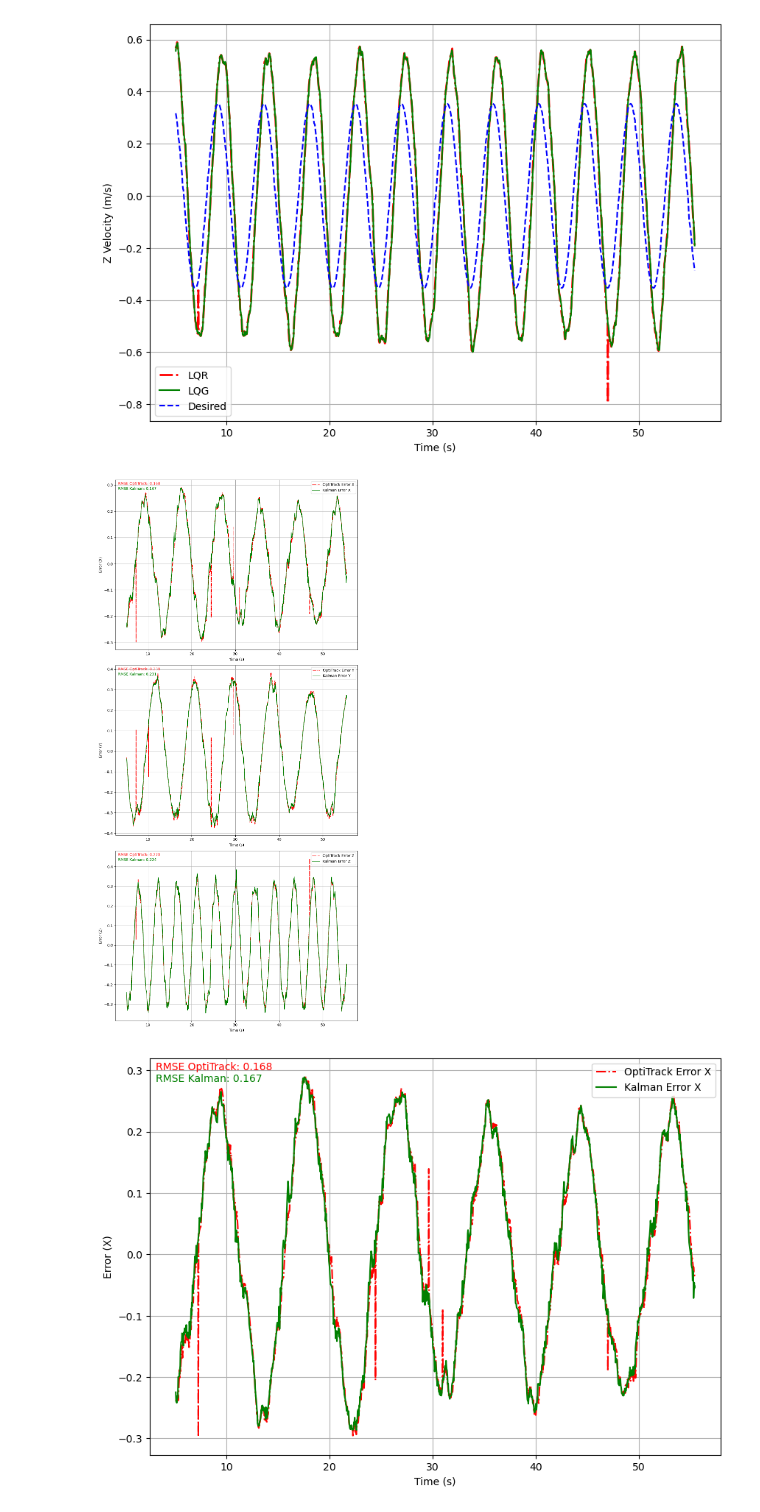
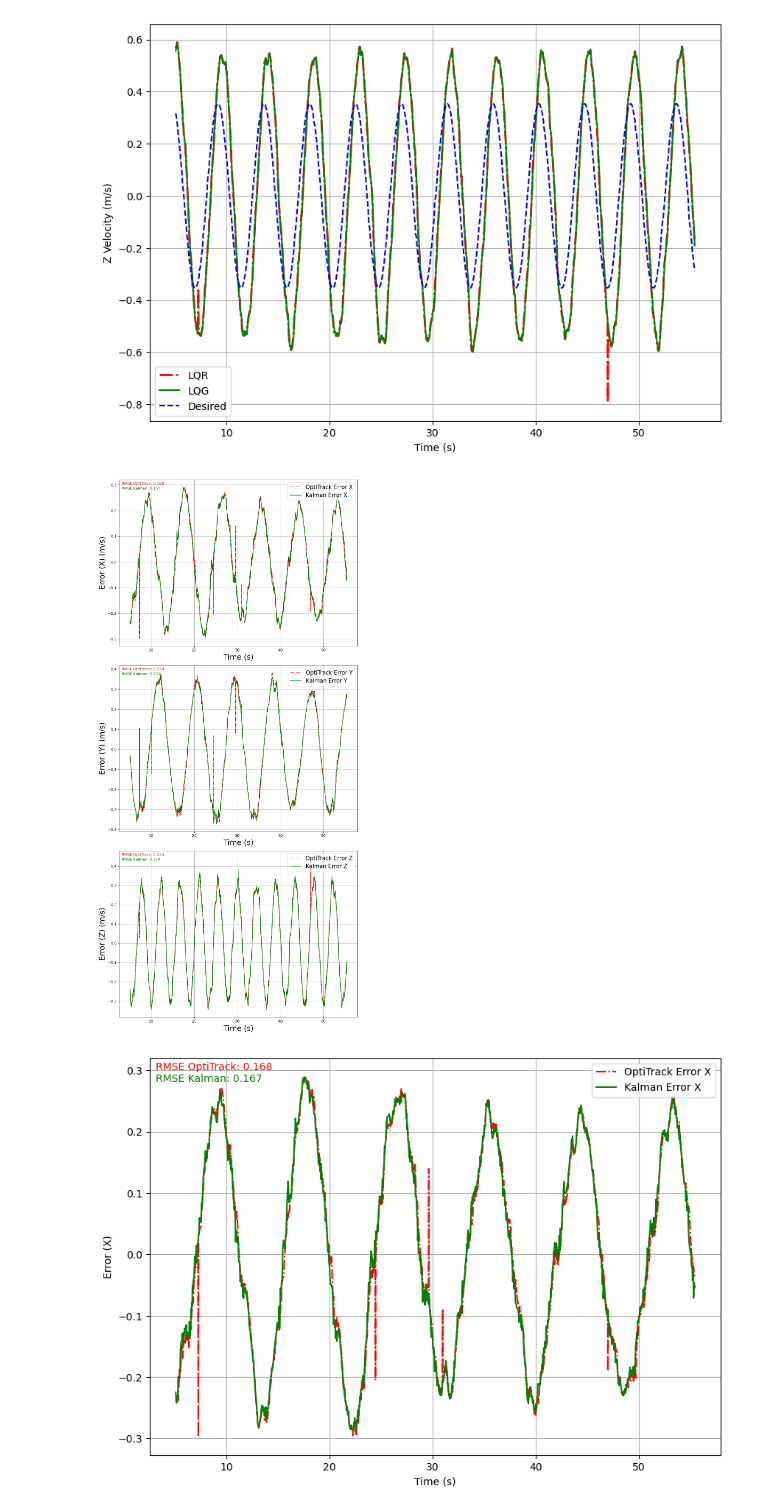
Before and after one commit to LuizMiguelTavares/crazyflie, a Jupyter notebook: crazyflie_controller/src/data/analizing_data/analizing_velocity.ipynb, the cells around one changed output. Saved outputs shown, nothing was run; the diff lists cells and outputs as text; code cells hidden in the pictures.

```diff
--- a/crazyflie_controller/src/data/analizing_data/analizing_velocity.ipynb
+++ b/crazyflie_controller/src/data/analizing_data/analizing_velocity.ipynb
@@ -185,37 +185,37 @@ error_optitrack = desired_velocity - vel_optitrack_world
 
 # Calculating RMSE for each dimension
 rmse_kalman = [calculate_rmse(desired_velocity[:, i], vel_kalman_world[:, i]) for i in range(3)]
 rmse_optitrack = [calculate_rmse(desired_velocity[:, i], vel_optitrack_world[:, i]) for i in range(3)]
 
 # Plotting
 fig, axs = plt.subplots(3, 1, figsize=(10, 21))  # 3 rows, 1 column for X, Y, Z dimensions
 
 dimensions = ['X', 'Y', 'Z']
 for i in range(3):
     # Plotting the errors
     axs[i].plot(time, error_optitrack[:, i], label=f'OptiTrack Error {dimensions[i]}', linestyle='-.', color='red')
     axs[i].plot(time, error_kalman[:, i], label=f'Kalman Error {dimensions[i]}', linestyle='-', color='green')
 
     # Annotating RMSE on the plot
     axs[i].annotate(f'RMSE Kalman: {rmse_kalman[i]:.3f}', xy=(0.01, 0.94), xycoords='axes fraction', fontsize=10, color='green')
     axs[i].annotate(f'RMSE OptiTrack: {rmse_optitrack[i]:.3f}', xy=(0.01, 0.97), xycoords='axes fraction', fontsize=10, color='red')
 
     # axs[i].set_title(f'Velocity Error Comparison: Kalman and OptiTrack vs. Desired ({dimensions[i]} Dimension)')
-    axs[i].set_xlabel('Time (s)')
-    axs[i].set_ylabel(f'Error ({dimensions[i]})')
+    axs[i].set_xlabel('Time (s)', fontsize=20)
+    axs[i].set_ylabel(f'Error ({dimensions[i]}) (m/s)', fontsize=20)
     axs[i].grid(True)
 
     # Adjusting the legend location
-    axs[i].legend(loc='upper right')
+    axs[i].legend(loc='upper right', fontsize=15)
 
 # Adjust layout to not overlap the subplots
 plt.tight_layout()
 
 # Assuming save_flag and save_image_path are defined
 if save_flag:
     plt.savefig(os.path.join(save_image_path, 'velocity_error_comparison_rmse.pdf'), format='pdf')
 # %% [output]
-[figure, old version]
+[figure, new version]
 # %%
 ### Velocity error
 # Calculating errors
```
Also changed, not shown: 11 other files.
